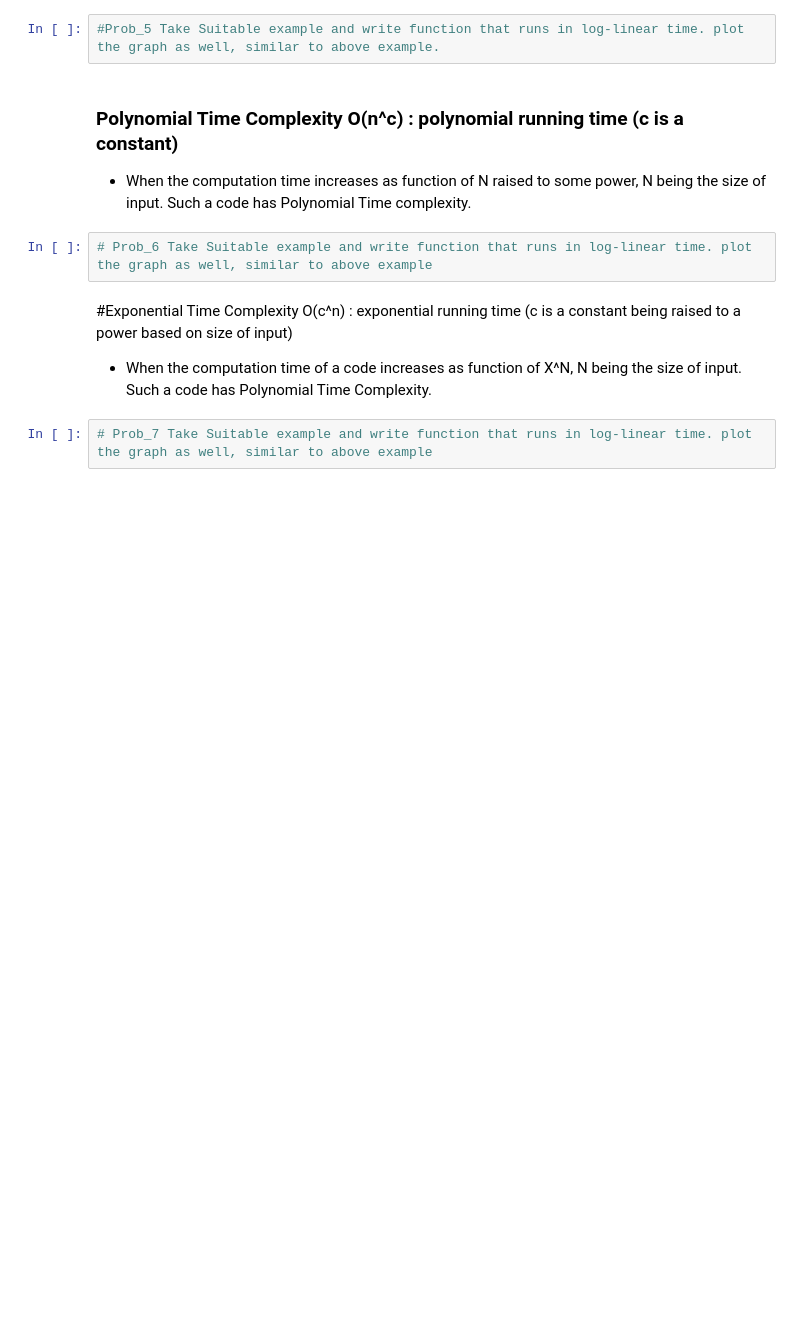
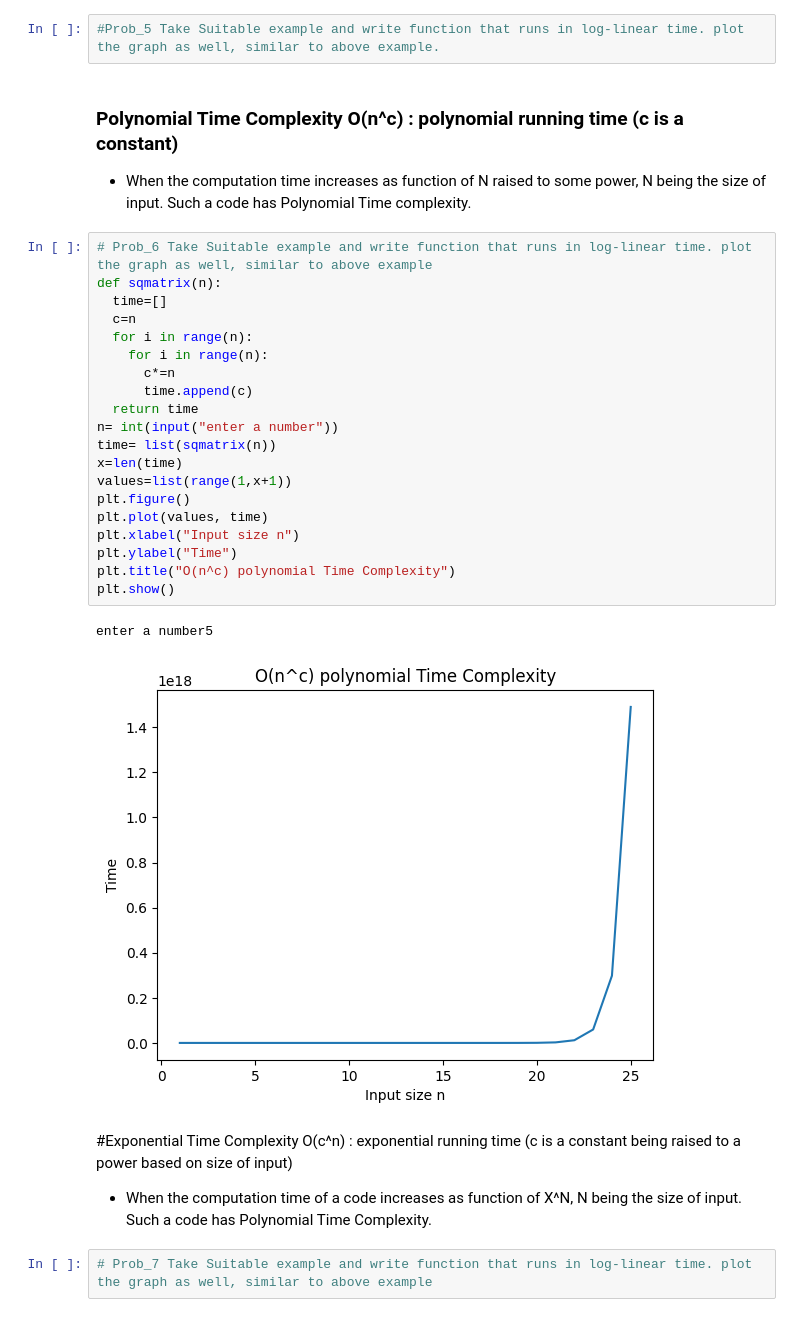
Before and after one commit to KiSa-17/APS-lab, a Jupyter notebook: Lab_3_Growth_of_function.ipynb, the cells around one changed output. Saved outputs shown, nothing was run; the diff lists cells and outputs as text; blank space fills up the shorter version.

```diff
--- a/Lab_3_Growth_of_function.ipynb
+++ b/Lab_3_Growth_of_function.ipynb
@@ -88,8 +174,29 @@ result into a Log-Linear Time Complexity program.
 ### Polynomial Time Complexity O(n^c) : polynomial running time (c is a constant)
 
 * When the computation time increases as function of N raised to some power, N being the size of input. Such a code has Polynomial Time complexity.
-# %%
-# Prob_6 Take Suitable example and write function that runs in log-linear time. plot the graph as well, similar to above example
+# %%
+# Prob_6 Take Suitable example and write function that runs in log-linear time. plot the graph as well, similar to above example
+def sqmatrix(n):
+  time=[]
+  c=n
+  for i in range(n):
+    for i in range(n):
+      c*=n
+      time.append(c)
+  return time
+n= int(input("enter a number"))
+time= list(sqmatrix(n))
+x=len(time)
+values=list(range(1,x+1))
+plt.figure()
+plt.plot(values, time)
+plt.xlabel("Input size n")
+plt.ylabel("Time")
+plt.title("O(n^c) polynomial Time Complexity")
+plt.show()
+# %% [output]
+enter a number5
+[figure, added]
 # %% [markdown]
 #Exponential Time Complexity O(c^n) : exponential running time (c is a constant being raised to a power based on size of input)
 
```
Also changed, not shown: parts of 5 cells of this notebook.
